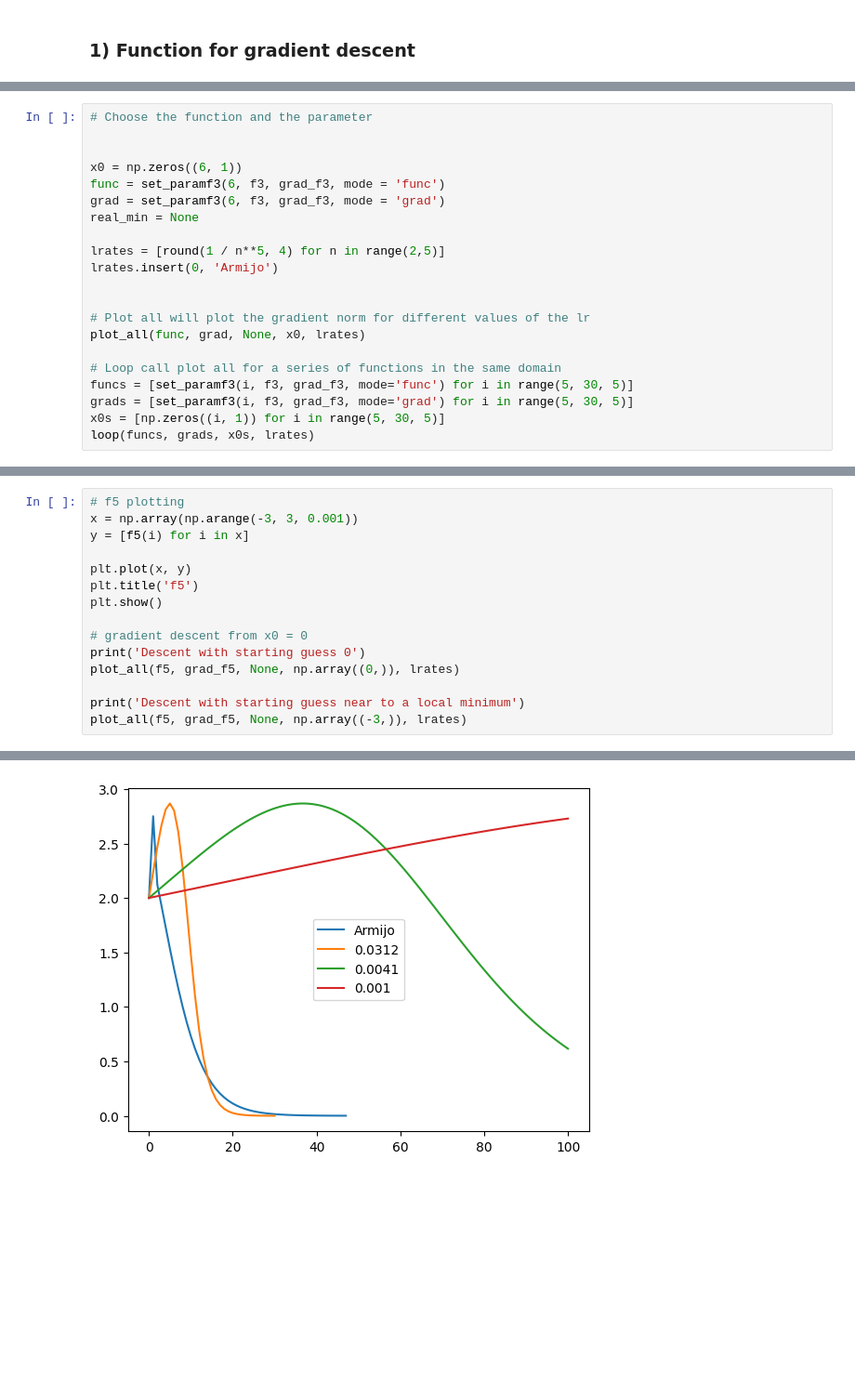
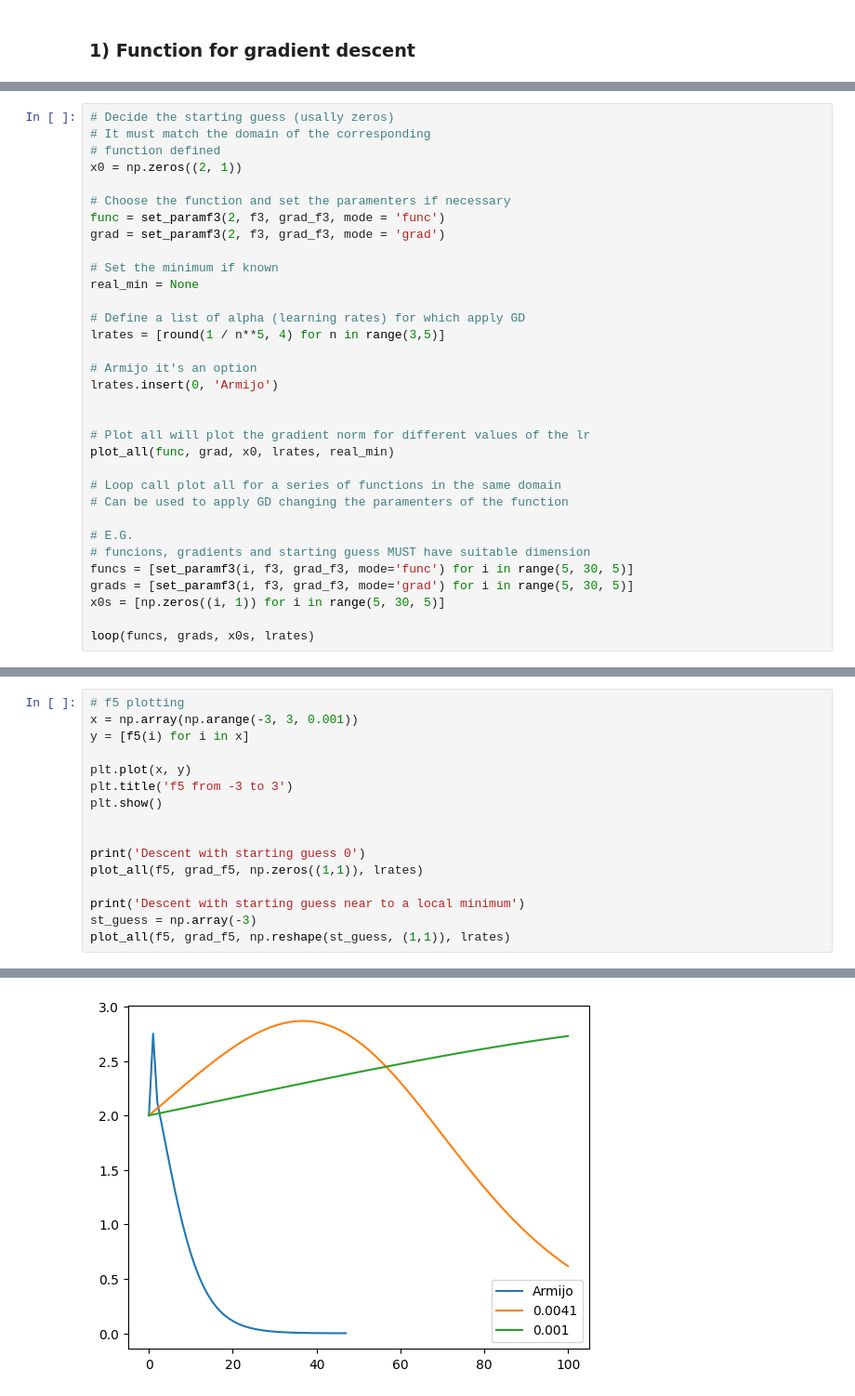
Before and after one commit to Kilian36/MSAI-Homeworks, a Jupyter notebook: homework3_gradient_descent.ipynb, the cells around one changed output, grey strips where cells are left out. Shown at 93% size. Saved outputs shown, nothing was run; the diff lists cells and outputs as text; blank space fills up the shorter version.

```diff
--- a/homework3_gradient_descent.ipynb
+++ b/homework3_gradient_descent.ipynb
@@ -165,21 +205,33 @@ def loop(funcs, grads, x0s, lrates):
 # %%
-# Choose the function and the parameter
+# Decide the starting guess (usally zeros)
+# It must match the domain of the corresponding
+# function defined
+x0 = np.zeros((2, 1))
 
+# Choose the function and set the paramenters if necessary
+func = set_paramf3(2, f3, grad_f3, mode = 'func')
+grad = set_paramf3(2, f3, grad_f3, mode = 'grad')
 
-x0 = np.zeros((6, 1))
-func = set_paramf3(6, f3, grad_f3, mode = 'func')
-grad = set_paramf3(6, f3, grad_f3, mode = 'grad')
+# Set the minimum if known
 real_min = None
 
-lrates = [round(1 / n**5, 4) for n in range(2,5)]
+# Define a list of alpha (learning rates) for which apply GD
+lrates = [round(1 / n**5, 4) for n in range(3,5)]
+
+# Armijo it's an option
 lrates.insert(0, 'Armijo')
 
 
 # Plot all will plot the gradient norm for different values of the lr
-plot_all(func, grad, None, x0, lrates)
+plot_all(func, grad, x0, lrates, real_min)
 
 # Loop call plot all for a series of functions in the same domain
+# Can be used to apply GD changing the paramenters of the function
+
+# E.G.
+# funcions, gradients and starting guess MUST have suitable dimension
 funcs = [set_paramf3(i, f3, grad_f3, mode='func') for i in range(5, 30, 5)]
 grads = [set_paramf3(i, f3, grad_f3, mode='grad') for i in range(5, 30, 5)]
 x0s = [np.zeros((i, 1)) for i in range(5, 30, 5)]
+
 loop(funcs, grads, x0s, lrates)
@@ -189,14 +351,15 @@ x = np.array(np.arange(-3, 3, 0.001))
 y = [f5(i) for i in x]
 
 plt.plot(x, y)
-plt.title('f5')
+plt.title('f5 from -3 to 3')
 plt.show()
 
-# gradient descent from x0 = 0
+
 print('Descent with starting guess 0')
-plot_all(f5, grad_f5, None, np.array((0,)), lrates)
+plot_all(f5, grad_f5, np.zeros((1,1)), lrates)
 
 print('Descent with starting guess near to a local minimum')
-plot_all(f5, grad_f5, None, np.array((-3,)), lrates)
+st_guess = np.array(-3)
+plot_all(f5, grad_f5, np.reshape(st_guess, (1,1)), lrates)
 # %% [output]
 [figure]
@@ -220,2 +380,2 @@ Min obtained [0.86855448]
-[figure, old version]
+[figure, new version]
 Descent with starting guess near to a local minimum
```
Also changed, not shown: parts of 17 cells of this notebook.
